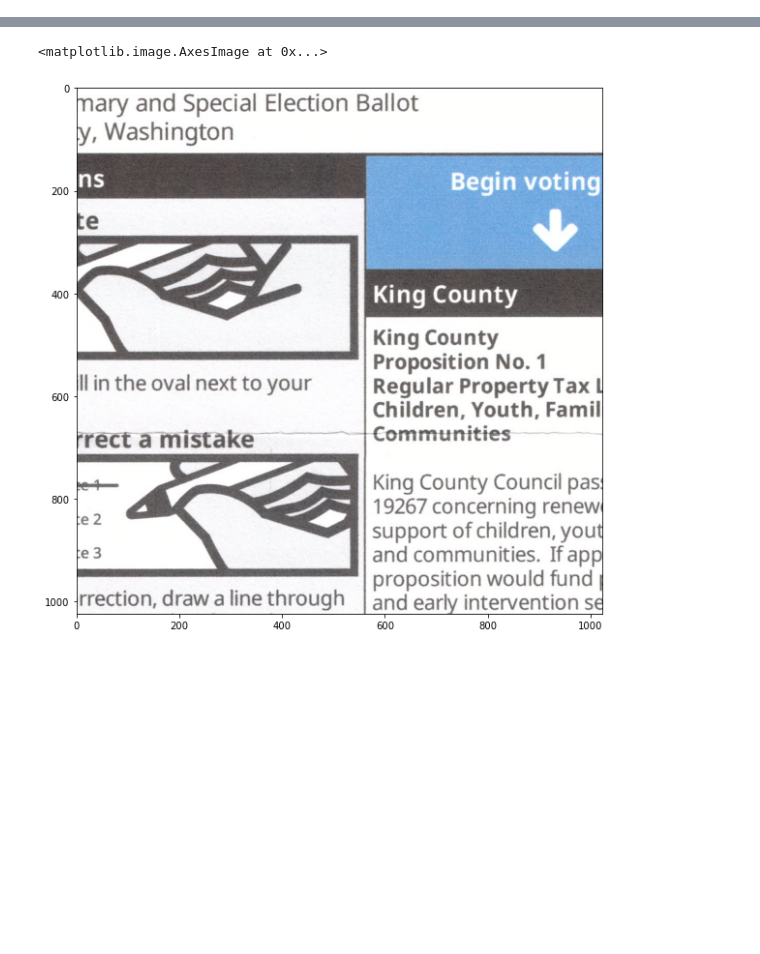
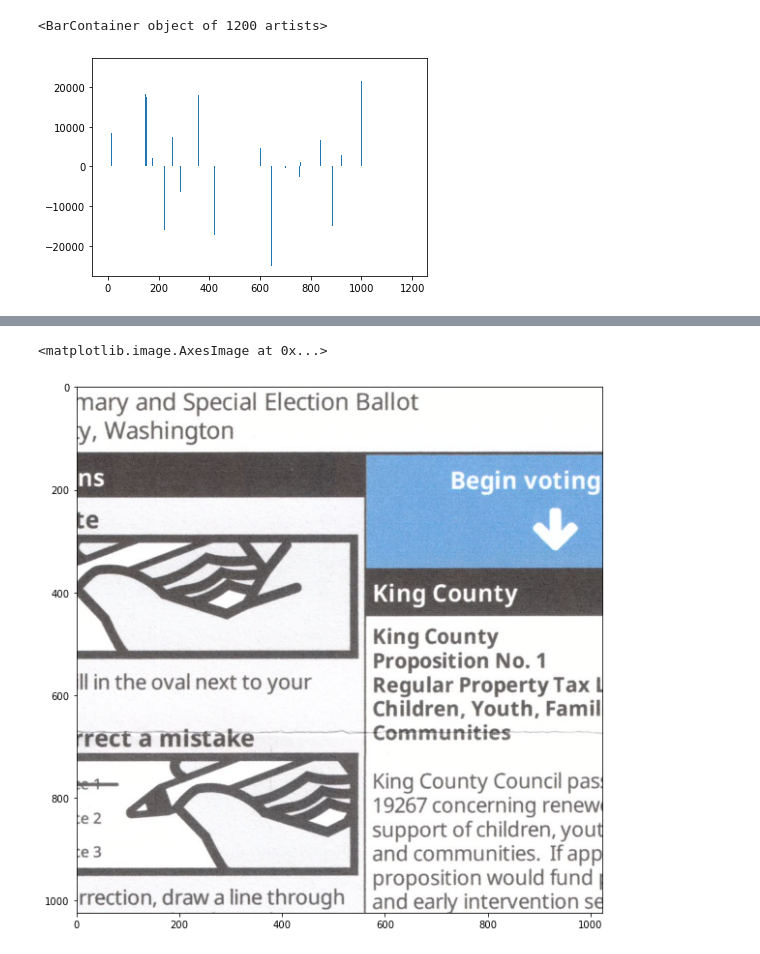
Before and after one commit to maxkapur/CompressedSensing, a Jupyter notebook: PythonCompressedSensing.ipynb, the cells around one changed output, grey strips where cells are left out. Cells and saved outputs as stored; diff of their text form; code cells hidden in the pictures; blank space fills up the shorter version.

```diff
--- a/PythonCompressedSensing.ipynb
+++ b/PythonCompressedSensing.ipynb
@@ -7,0 +22,9 @@ import cvxpy as cp
+# %%
+sample_density = 0.05
+sampling_mat = np.random.rand(N) < sample_density
+sampled_sound = sound * sampling_mat
+
+plt.bar(range(N), sampled_sound, width=1)
+# %% [output]
+<BarContainer object of 1200 artists>
+[figure, added]
```
Also changed, not shown: parts of 14 cells of this notebook, 4 other files.
